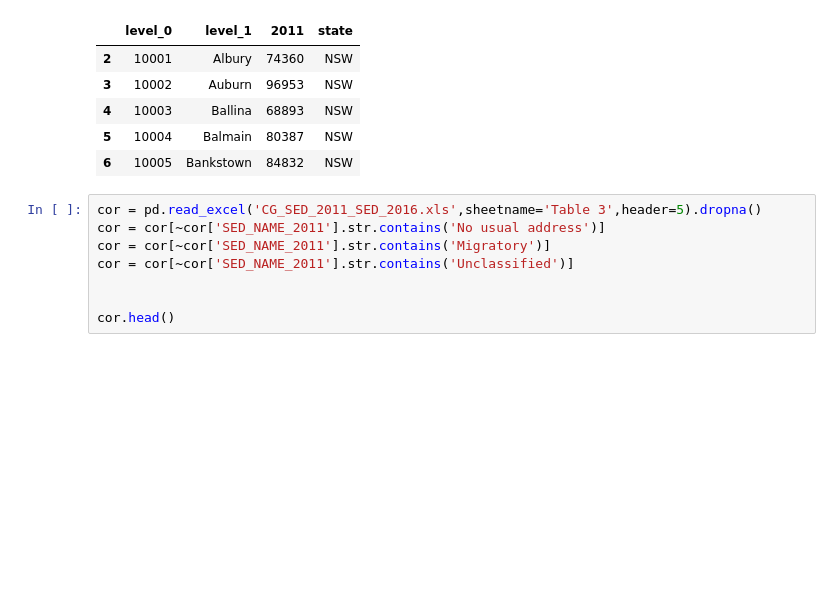
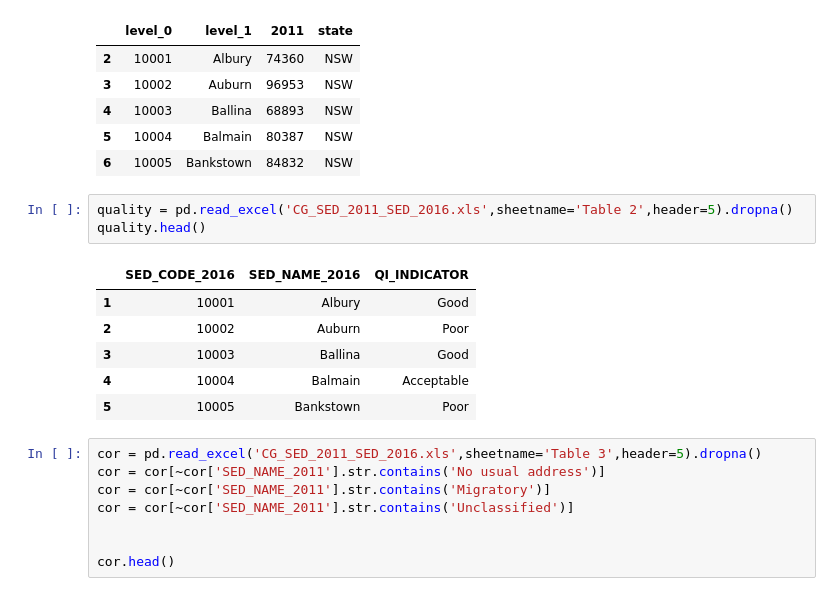
Before and after one commit to jacksongs/overgovd, a Jupyter notebook: state/State - 2011 to 2016 conversion.ipynb, the cells around one changed output. Drawn from its saved outputs; the diff is of its cells as text; blank space fills up the shorter version.

```diff
--- a/state/State - 2011 to 2016 conversion.ipynb
+++ b/state/State - 2011 to 2016 conversion.ipynb
@@ -29,6 +29,16 @@ df.head()
 | 4 | 10003 | Ballina | 68893 | NSW |
 | 5 | 10004 | Balmain | 80387 | NSW |
 | 6 | 10005 | Bankstown | 84832 | NSW |
+# %%
+quality = pd.read_excel('CG_SED_2011_SED_2016.xls',sheetname='Table 2',header=5).dropna()
+quality.head()
+# %% [output]
+|  | SED_CODE_2016 | SED_NAME_2016 | QI_INDICATOR |
+| 1 | 10001 | Albury | Good |
+| 2 | 10002 | Auburn | Poor |
+| 3 | 10003 | Ballina | Good |
+| 4 | 10004 | Balmain | Acceptable |
+| 5 | 10005 | Bankstown | Poor |
 # %%
 cor = pd.read_excel('CG_SED_2011_SED_2016.xls',sheetname='Table 3',header=5).dropna()
 cor = cor[~cor['SED_NAME_2011'].str.contains('No usual address')]
```
Also changed, not shown: parts of 7 cells of this notebook, 3 other files.
